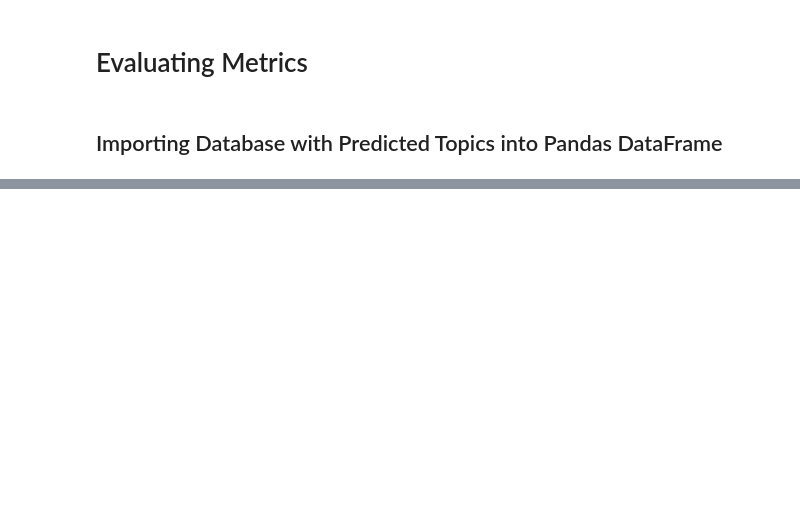
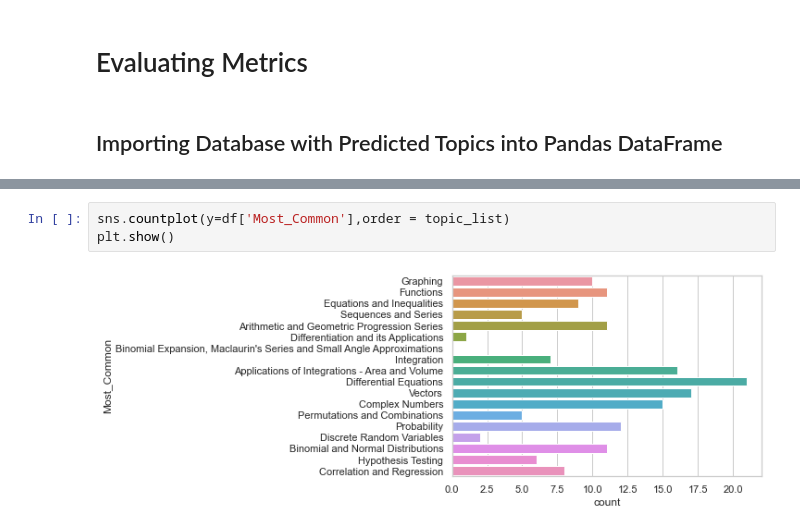
Before and after one commit to beertino/question_classifier, a Jupyter notebook: new.ipynb, the cells around one changed output, grey strips where cells are left out. Cells and saved outputs as stored; diff of their text form; blank space fills up the shorter version.

```diff
--- a/new.ipynb
+++ b/new.ipynb
@@ -397,0 +428,5 @@ ADA_TOPIC
+# %%
+sns.countplot(y=df['Most_Common'],order = topic_list)
+plt.show()
+# %% [output]
+[figure, added]
```
Also changed, not shown: parts of 12 cells of this notebook, 10 other files.
